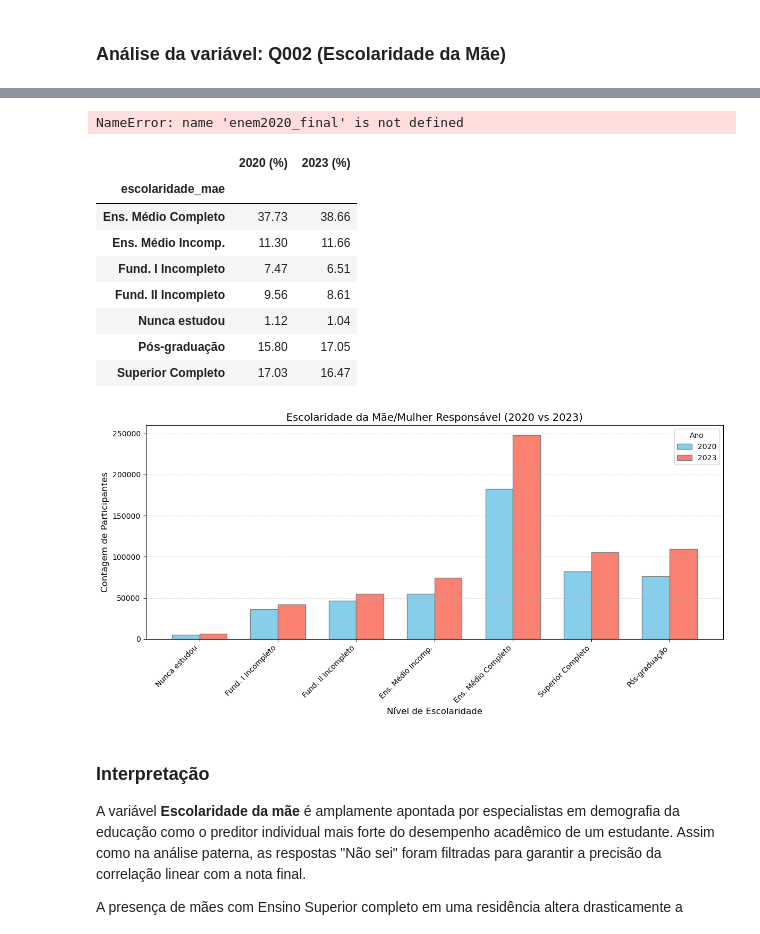
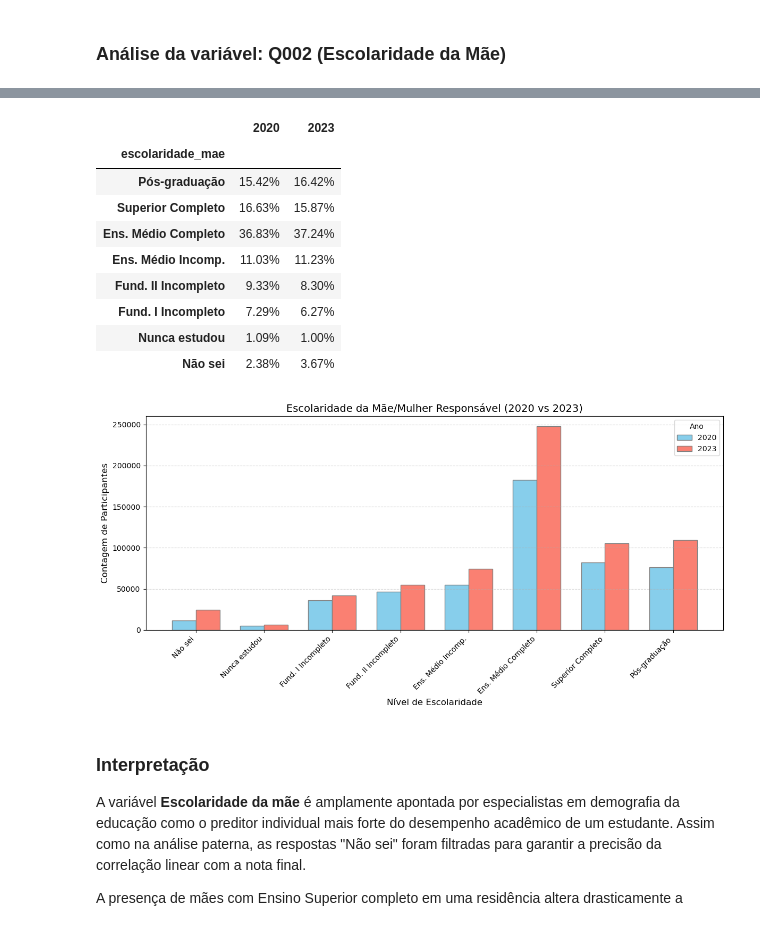
Before and after one commit to AllineOliveira/Projeto-2-Cdados, a Jupyter notebook: Projeto 2 - Grupo 6 2.ipynb, the cells around one changed output, grey strips where cells are left out. Cells and saved outputs as stored; diff of their text form; code cells hidden in the pictures.

```diff
--- a/Projeto 2 - Grupo 6 2.ipynb
+++ b/Projeto 2 - Grupo 6 2.ipynb
@@ -442,6 +439,13 @@ enem2020_final.to_csv(
 # Utilizando o DF tratado para reduzir tempo
 Quando estiver as bases tratadas salvas, execute apenas a partir desse ponto, para poupar tempo.
 # %%
+%matplotlib inline
+import pandas as pd
+import matplotlib.pyplot as plt
+import numpy as np
+import seaborn as sb
+import os
+pd.set_option('display.max_columns', None)
 dados2023 = pd.read_csv(
     '../dadosTratados2023.csv',
     sep=';',
@@ -468,6 +472,8 @@ dados2020['IFDM'] = pd.to_numeric(
     dados2020['IFDM'].str.replace(',', '.'),
     errors='coerce'
 )
+dados2020=dados2020.drop(columns='Unnamed: 0')
+dados2023=dados2023.drop(columns='Unnamed: 0')
 # %% [markdown]
 # ANÁLISE EXPLORATÓRIA DOS DADOS
 # %%
@@ -755,8 +771,16 @@ df23_pai = dados2023[(dados2023['escolaridade_pai'] != 'Não sei') & (dados2023[
 pct_2020_pai = (df20_pai['escolaridade_pai'].value_counts(normalize=True) * 100).round(2)
 pct_2023_pai = (df23_pai['escolaridade_pai'].value_counts(normalize=True) * 100).round(2)
 
-tabela_pai = pd.DataFrame({'2020 (%)': pct_2020_pai, '2023 (%)': pct_2023_pai})
-display(tabela_pai)
+ordem = ['Pós-graduação','Superior Completo','Ens. Médio Completo','Ens. Médio Incomp.','Fund. II Incompleto','Fund. I Incompleto','Não sei','Nunca estudou']
+display(
+pd.concat([
+    df20_pai['escolaridade_pai'].value_counts(normalize=True).reindex(ordem),
+    df23_pai['escolaridade_pai'].value_counts(normalize=True).reindex(ordem)
+], axis=1
+).set_axis(['2020', '2023'], axis=1
+).fillna(0
+).style.format('{:.2%}')
+)
 
 # Contagem
 
@@ -767,13 +791,14 @@ cont_2023_pai = df23_pai['escolaridade_pai'].value_counts()
 # 2. Configurando o Gráfico
 
 ordem_categorias = [
+    'Não sei',
     'Nunca estudou',
     'Fund. I Incompleto',
     'Fund. II Incompleto',
     'Ens. Médio Incomp.',
     'Ens. Médio Completo',
     'Superior Completo',
-    'Pós-graduação'
+    'Pós-graduação',
 ]
 
 
@@ -829,18 +868,23 @@ ___
 
 # Filtrando para tirar o "Não sei" e os NaN
 
-df20_mae = enem2020_final[(enem2020_final['escolaridade_mae'] != 'Não sei') & (enem2020_final['escolaridade_mae'].notna())]
-df23_mae = enem2023_final[(enem2023_final['escolaridade_mae'] != 'Não sei') & (enem2023_final['escolaridade_mae'].notna())]
+df20_mae = dados2020[(dados2020['escolaridade_mae'].notna())]
+df23_mae = dados2023[(dados2023['escolaridade_mae'].notna())]
-# %% [output]
-NameError: name 'enem2020_final' is not defined
 # %%
 # 1. Tabelas de Frequência (%)
-
 pct_2020_mae = (df20_mae['escolaridade_mae'].value_counts(normalize=True) * 100).round(2)
 pct_2023_mae = (df23_mae['escolaridade_mae'].value_counts(normalize=True) * 100).round(2)
 
-tabela_mae = pd.DataFrame({'2020 (%)': pct_2020_mae, '2023 (%)': pct_2023_mae})
-display(tabela_mae)
+ordem = ['Pós-graduação','Superior Completo','Ens. Médio Completo','Ens. Médio Incomp.','Fund. II Incompleto','Fund. I Incompleto','Nunca estudou','Não sei']
+display(
+pd.concat([
+    df20_mae['escolaridade_mae'].value_counts(normalize=True).reindex(ordem),
+    df23_mae['escolaridade_mae'].value_counts(normalize=True).reindex(ordem)
+], axis=1
+).set_axis(['2020', '2023'], axis=1
+).fillna(0
+).style.format('{:.2%}')
+)
 
 # Contagem
 
@@ -848,42 +892,43 @@ cont_2020_mae = df20_mae['escolaridade_mae'].value_counts()
 cont_2023_mae = df23_mae['escolaridade_mae'].value_counts()
 
 
 # 2. Configurando o Gráfico
 valores20_mae = cont_2020_mae.reindex(ordem_categorias, fill_value=0).values
 valores23_mae = cont_2023_mae.reindex(ordem_categorias, fill_value=0).values
 
 r1_mae = np.arange(len(ordem_categorias))
 r2_mae = [x + largura_barra for x in r1_mae]
 
 
 # 3. Plot do Gráfico
 plt.figure(figsize=(12, 6))
 
 plt.bar(r1_mae, valores20_mae, color='skyblue', width=largura_barra, edgecolor='gray', label='2020')
 plt.bar(r2_mae, valores23_mae, color='salmon', width=largura_barra, edgecolor='gray', label='2023')
 
 plt.title('Escolaridade da Mãe/Mulher Responsável (2020 vs 2023)', fontsize=14)
 plt.ylabel('Contagem de Participantes', fontsize=12)
 plt.xlabel('Nível de Escolaridade', fontsize=12)
 
 plt.xticks([r + largura_barra/2 for r in r1_mae], ordem_categorias, rotation=45, ha='right')
 
 plt.grid(axis='y', linestyle='--', alpha=0.5)
 plt.legend(title='Ano')
 plt.tight_layout()
 
 plt.show()
 # %% [output]
-|  | 2020 (%) | 2023 (%) |
+|  | 2020 | 2023 |
 | escolaridade_mae |  |  |
-| Ens. Médio Completo | 37.73 | 38.66 |
-| Ens. Médio Incomp. | 11.30 | 11.66 |
-| Fund. I Incompleto | 7.47 | 6.51 |
-| Fund. II Incompleto | 9.56 | 8.61 |
-| Nunca estudou | 1.12 | 1.04 |
-| Pós-graduação | 15.80 | 17.05 |
-| Superior Completo | 17.03 | 16.47 |
+| Pós-graduação | 15.42% | 16.42% |
+| Superior Completo | 16.63% | 15.87% |
+| Ens. Médio Completo | 36.83% | 37.24% |
+| Ens. Médio Incomp. | 11.03% | 11.23% |
+| Fund. II Incompleto | 9.33% | 8.30% |
+| Fund. I Incompleto | 7.29% | 6.27% |
+| Nunca estudou | 1.09% | 1.00% |
+| Não sei | 2.38% | 3.67% |
-[figure, old version]
+[figure, new version]
 # %% [markdown]
 ### Interpretação
 
```
Also changed, not shown: parts of 16 cells of this notebook.
